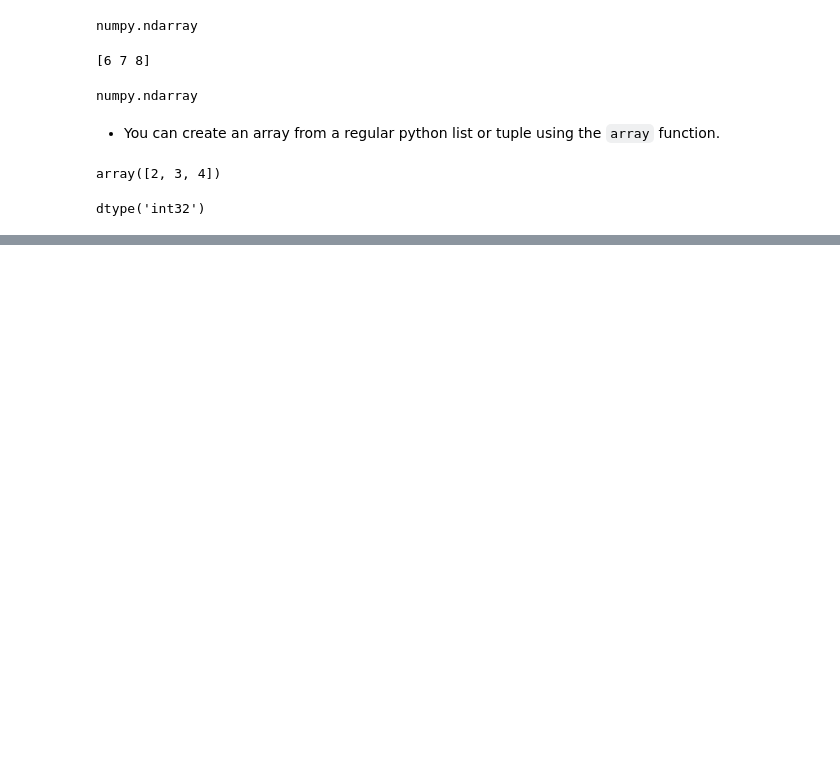
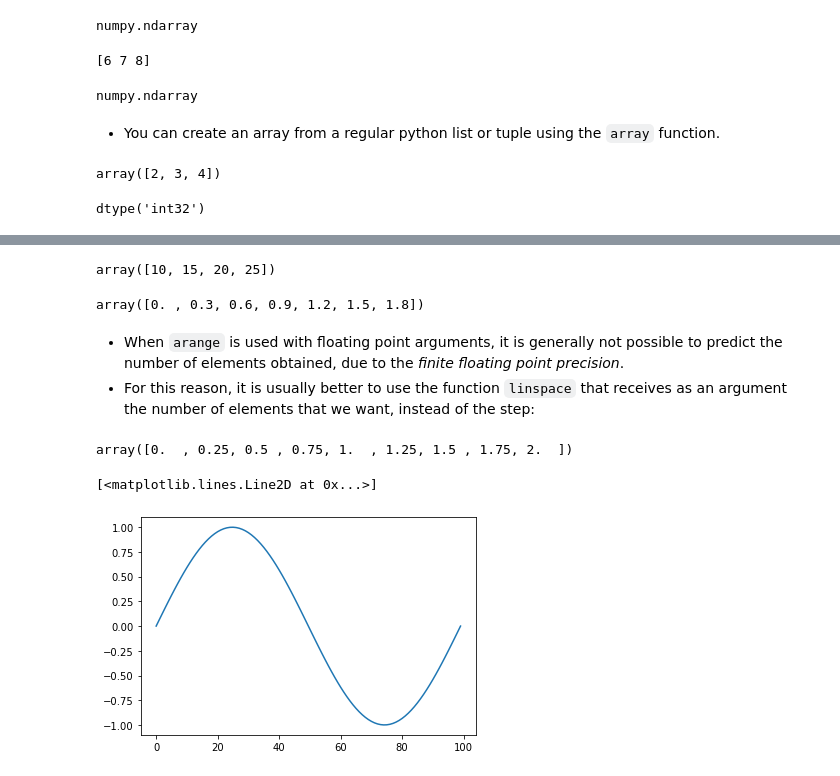
Before and after one commit to amnksngh/MITx.6.86x, a Jupyter notebook: Packages/numpy.ipynb, the cells around one changed output, grey strips where cells are left out. Saved outputs shown, nothing was run; the diff lists cells and outputs as text; code cells hidden in the pictures; blank space fills up the shorter version.

```diff
--- a/Packages/numpy.ipynb
+++ b/Packages/numpy.ipynb
@@ -77,0 +129,24 @@ dtype('int32')
+# %%
+np.arange(10, 30, 5)
+# %% [output]
+array([10, 15, 20, 25])
+# %%
+np.arange(0, 2, 0.3)
+# %% [output]
+array([0. , 0.3, 0.6, 0.9, 1.2, 1.5, 1.8])
+# %% [markdown]
+- When `arange` is used with floating point arguments, it is generally not possible to predict the number of elements obtained, due to the *finite floating point precision*.
+- For this reason, it is usually better to use the function `linspace` that receives as an argument the number of elements that we want, instead of the step:
+# %%
+np.linspace(0, 2, 9) # 9 numbers from 0 to 2
+# %% [output]
+array([0.  , 0.25, 0.5 , 0.75, 1.  , 1.25, 1.5 , 1.75, 2.  ])
+# %%
+x = np.linspace(0, 2 * np.pi, 100) # useful to evaluate function at lots of points
+f = np.sin(x)
+# %%
+import pylab
+pylab.plot(f)
+# %% [output]
+[<matplotlib.lines.Line2D at 0x...>]
+[figure, added]
```
Also changed, not shown: parts of 29 cells of this notebook.
